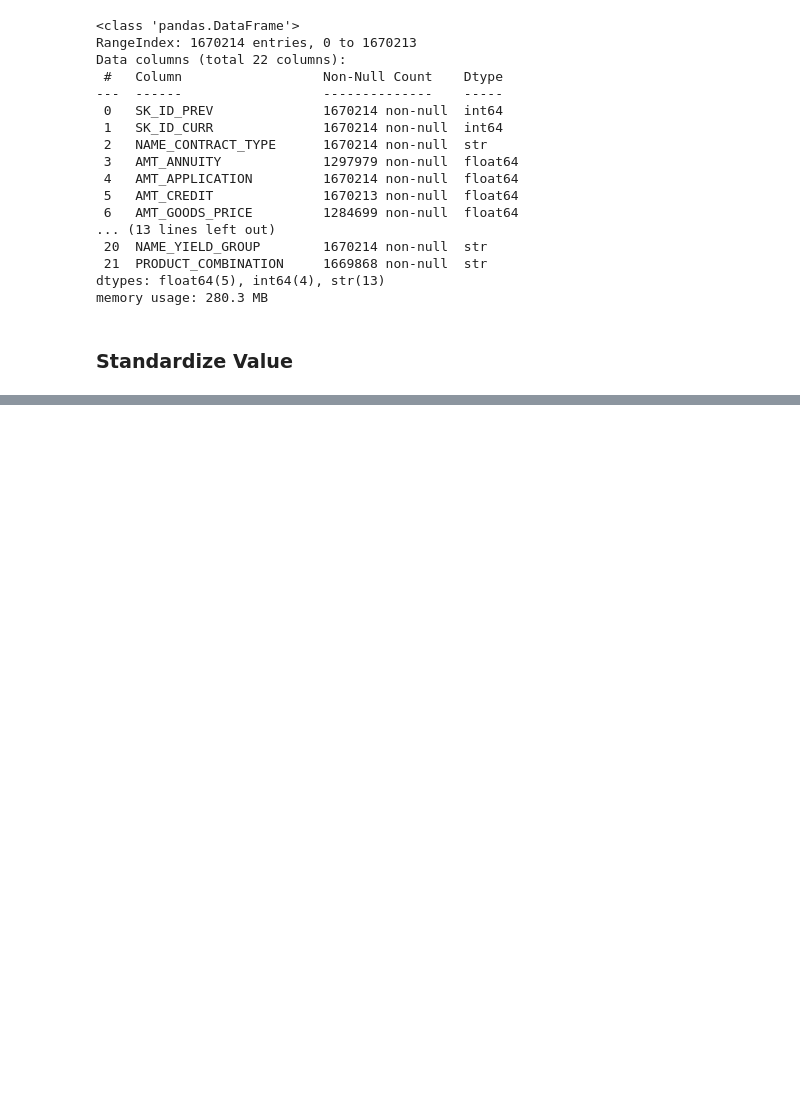
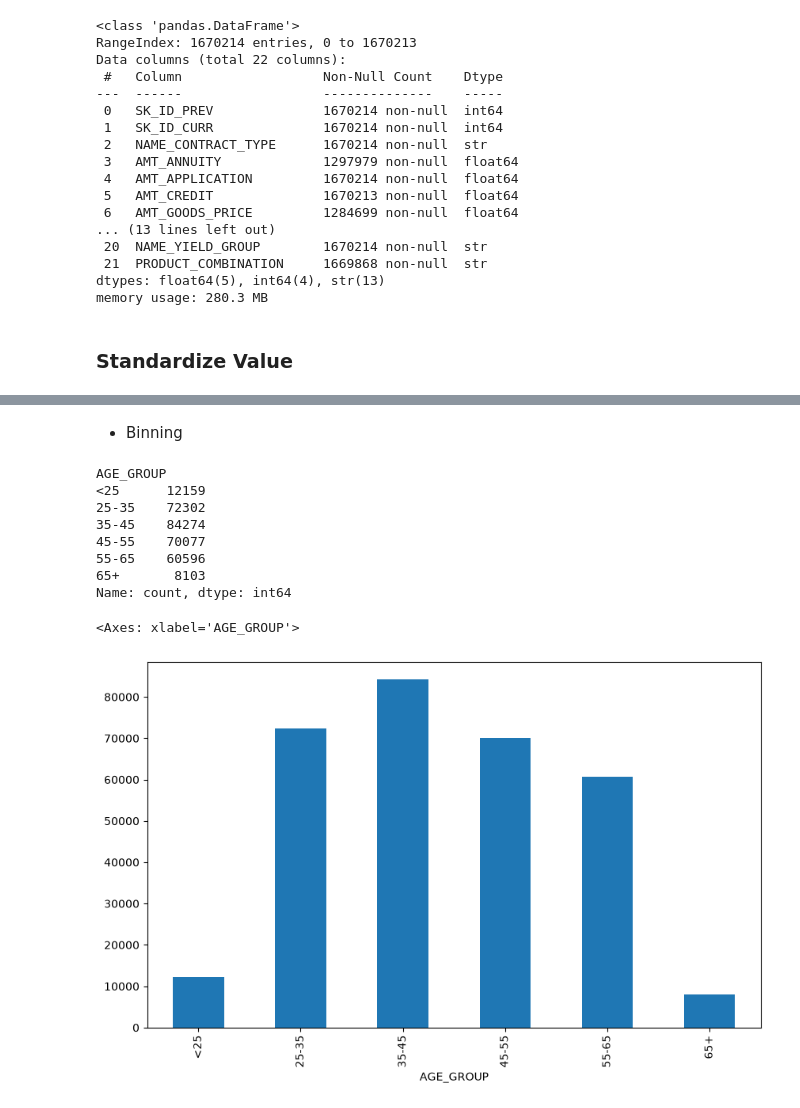
Before and after one commit to rakesh-kumar07/LogicMojo-AI-ML-June26-rakesh, a Jupyter notebook: EDA_Bank_Case_Study/Bank_loan_Assignment.ipynb, the cells around one changed output, grey strips where cells are left out. Saved outputs shown, nothing was run; the diff lists cells and outputs as text; code cells hidden in the pictures; blank space fills up the shorter version.

```diff
--- a/EDA_Bank_Case_Study/Bank_loan_Assignment.ipynb
+++ b/EDA_Bank_Case_Study/Bank_loan_Assignment.ipynb
@@ -689,0 +715,12 @@ memory usage: 280.3 MB
+# %%
+# days_cols=application_df[['DAYS_BIRTH', 'DAYS_EMPLOYED', 'DAYS_REGISTRATION', 'DAYS_ID_PUBLISH', 'DAYS_LAST_PHONE_CHANGE']]
+# abs_x_df = days_cols.abs()
+# abs_x_df
+# for i in abs_x_df.columns:
+#     application_df[i] = abs_x_df[i]
+
+days_cols = [c for c in application_df.columns if c.startswith("DAYS_")]
+for i in days_cols:
+    application_df[i] = application_df[i].abs()
+
+application_df[['DAYS_BIRTH', 'DAYS_EMPLOYED', 'DAYS_REGISTRATION', 'DAYS_ID_PUBLISH', 'DAYS_LAST_PHONE_CHANGE']]
@@ -689,0 +762,23 @@ memory usage: 280.3 MB
+# %% [markdown]
+- Binning
+# %%
+application_df["AGE_YEARS"] = application_df["DAYS_BIRTH"] / 365
+
+application_df["AGE_GROUP"] = pd.cut(
+    application_df["AGE_YEARS"],
+    bins=[0, 25, 35, 45, 55, 65, 100],
+    labels=["<25", "25-35", "35-45", "45-55", "55-65", "65+"]
+)
+print(application_df[["AGE_GROUP"]].value_counts().groupby("AGE_GROUP").sum().sort_index())
+application_df[["AGE_GROUP"]].value_counts().groupby("AGE_GROUP").sum().sort_index().plot(kind='bar', figsize=(10, 6))
+# %% [output]
+AGE_GROUP
+<25      12159
+25-35    72302
+35-45    84274
+45-55    70077
+55-65    60596
+65+       8103
+Name: count, dtype: int64
+<Axes: xlabel='AGE_GROUP'>
+[figure, added]
```
Also changed, not shown: parts of 10 cells of this notebook, 1 other file.
